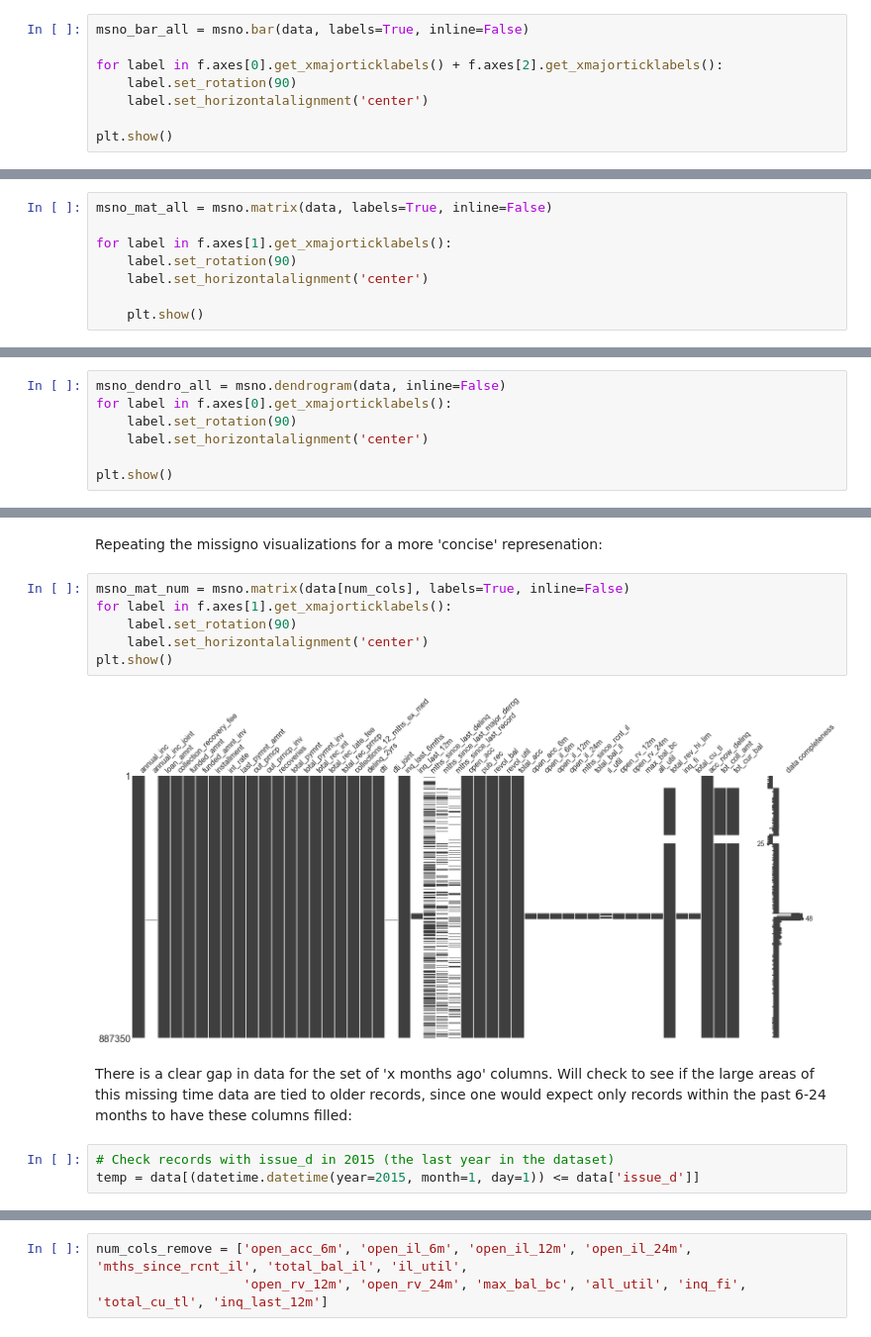
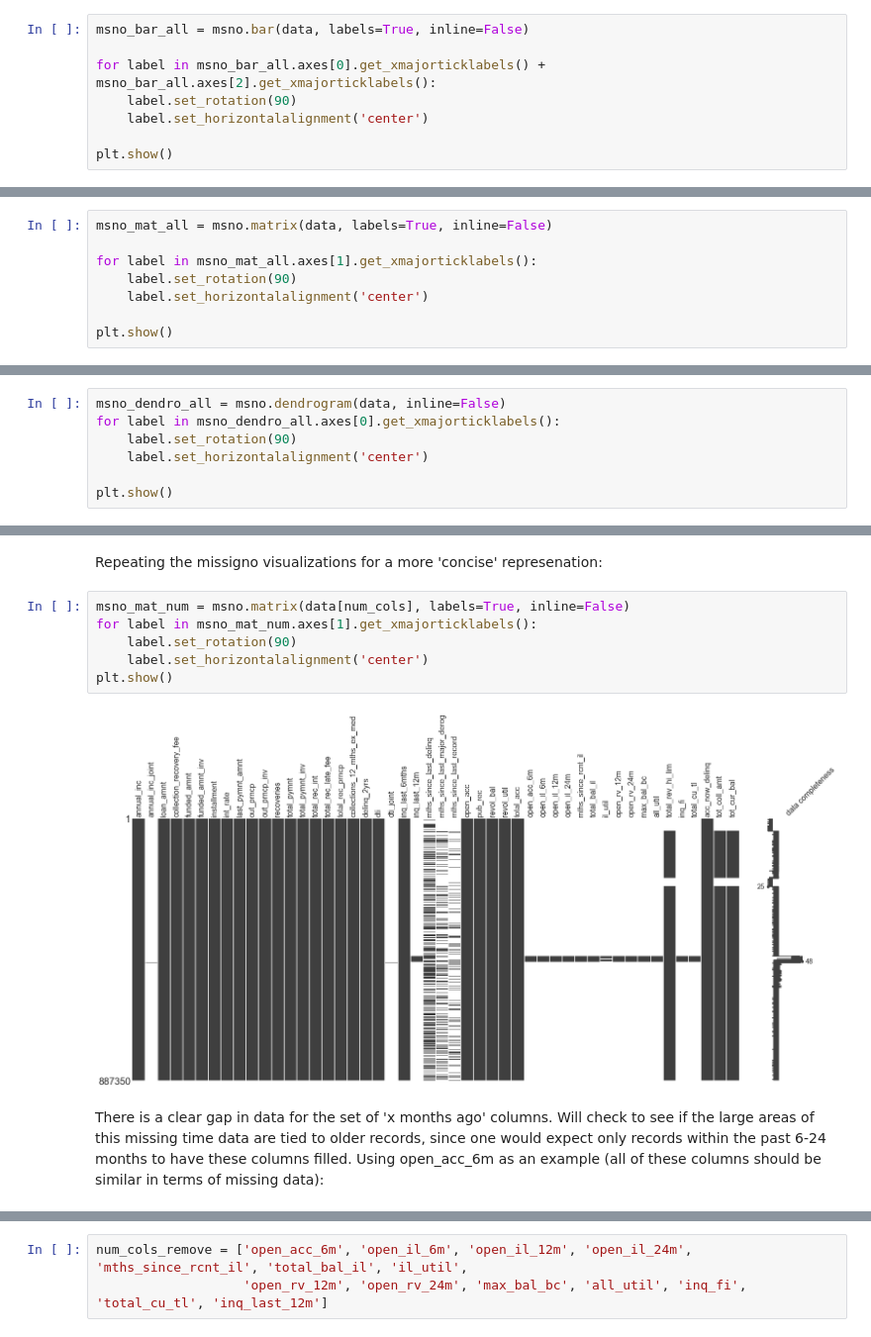
Before and after one commit to dmahler26/K2-Data-Science, a Jupyter notebook: Projects/Project #2 - ML Lending Club/notebooks/1.0 - Data Cleaning.ipynb, the cells around one changed output, grey strips where cells are left out. Shown at 99% size. Drawn from its saved outputs; the diff is of its cells as text.

```diff
--- a/Projects/Project #2 - ML Lending Club/notebooks/1.0 - Data Cleaning.ipynb
+++ b/Projects/Project #2 - ML Lending Club/notebooks/1.0 - Data Cleaning.ipynb
@@ -365,7 +356,7 @@ An overview of all data, to start:
 # %%
 msno_bar_all = msno.bar(data, labels=True, inline=False)
 
-for label in f.axes[0].get_xmajorticklabels() + f.axes[2].get_xmajorticklabels():
+for label in msno_bar_all.axes[0].get_xmajorticklabels() + msno_bar_all.axes[2].get_xmajorticklabels():
     label.set_rotation(90)
     label.set_horizontalalignment('center')
 
@@ -375,9 +366,9 @@ plt.show()
 # %%
 msno_mat_all = msno.matrix(data, labels=True, inline=False)
 
-for label in f.axes[1].get_xmajorticklabels():
+for label in msno_mat_all.axes[1].get_xmajorticklabels():
     label.set_rotation(90)
     label.set_horizontalalignment('center')
 
-    plt.show()
+plt.show()
 # %% [output]
@@ -385,6 +376,6 @@ for label in f.axes[1].get_xmajorticklabels():
 # %%
 msno_dendro_all = msno.dendrogram(data, inline=False)
-for label in f.axes[0].get_xmajorticklabels():
+for label in msno_dendro_all.axes[0].get_xmajorticklabels():
     label.set_rotation(90)
     label.set_horizontalalignment('center')
 
@@ -447,14 +438,11 @@ data.dropna(subset=['open_acc'], inplace=True)
 Repeating the missigno visualizations for a more 'concise' represenation:
 # %%
 msno_mat_num = msno.matrix(data[num_cols], labels=True, inline=False)
-for label in f.axes[1].get_xmajorticklabels():
+for label in msno_mat_num.axes[1].get_xmajorticklabels():
     label.set_rotation(90)
     label.set_horizontalalignment('center')
 plt.show()
 # %% [output]
-[figure, old version]
+[figure, new version]
 # %% [markdown]
-There is a clear gap in data for the set of 'x months ago' columns. Will check to see if the large areas of this missing time data are tied to older records, since one would expect only records within the past 6-24 months to have these columns filled:
+There is a clear gap in data for the set of 'x months ago' columns. Will check to see if the large areas of this missing time data are tied to older records, since one would expect only records within the past 6-24 months to have these columns filled. Using open_acc_6m as an example (all of these columns should be similar in terms of missing data):
-# %%
-# Check records with issue_d in 2015 (the last year in the dataset)
-temp = data[(datetime.datetime(year=2015, month=1, day=1)) <= data['issue_d']]
```
Also changed, not shown: parts of 104 cells of this notebook, 3 other files.
